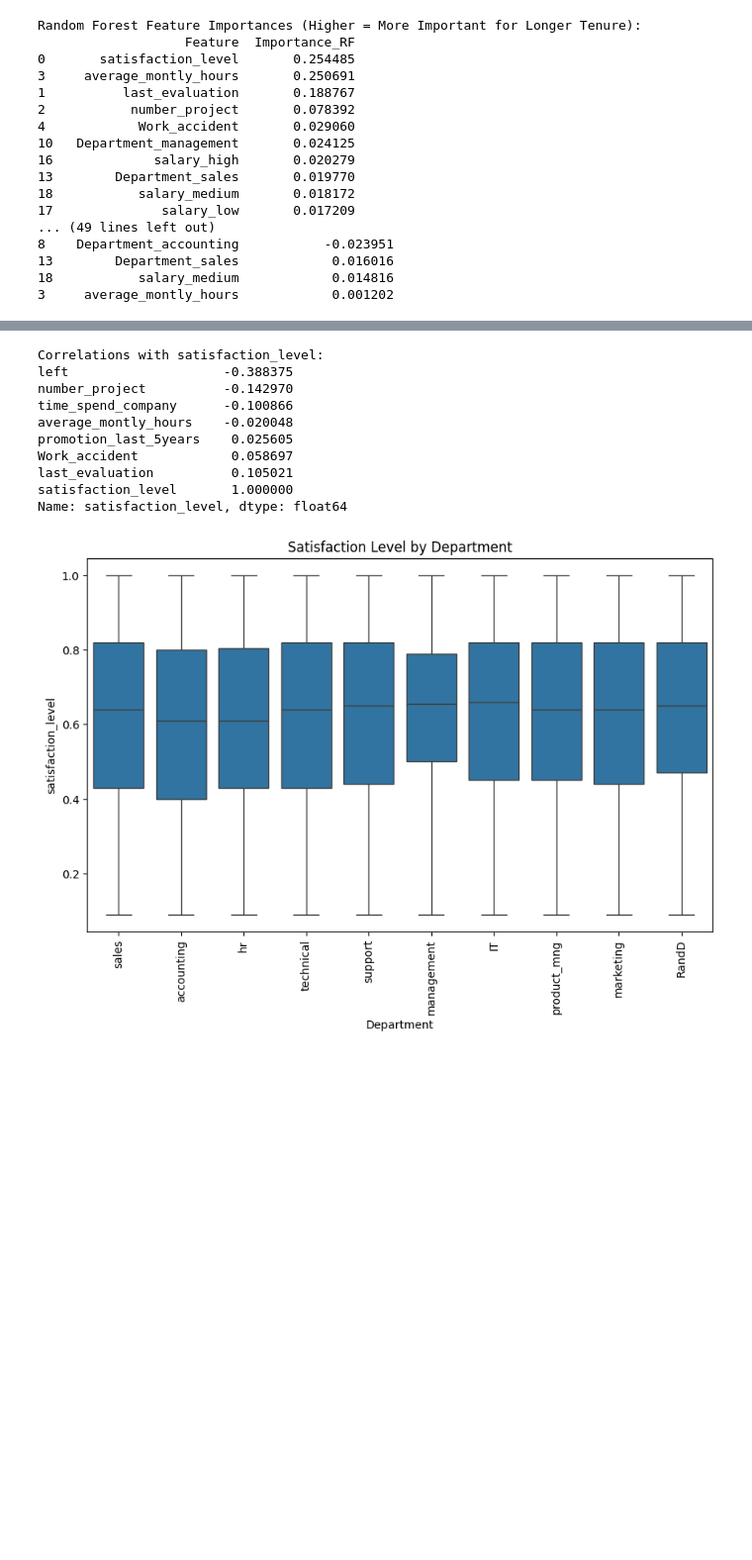
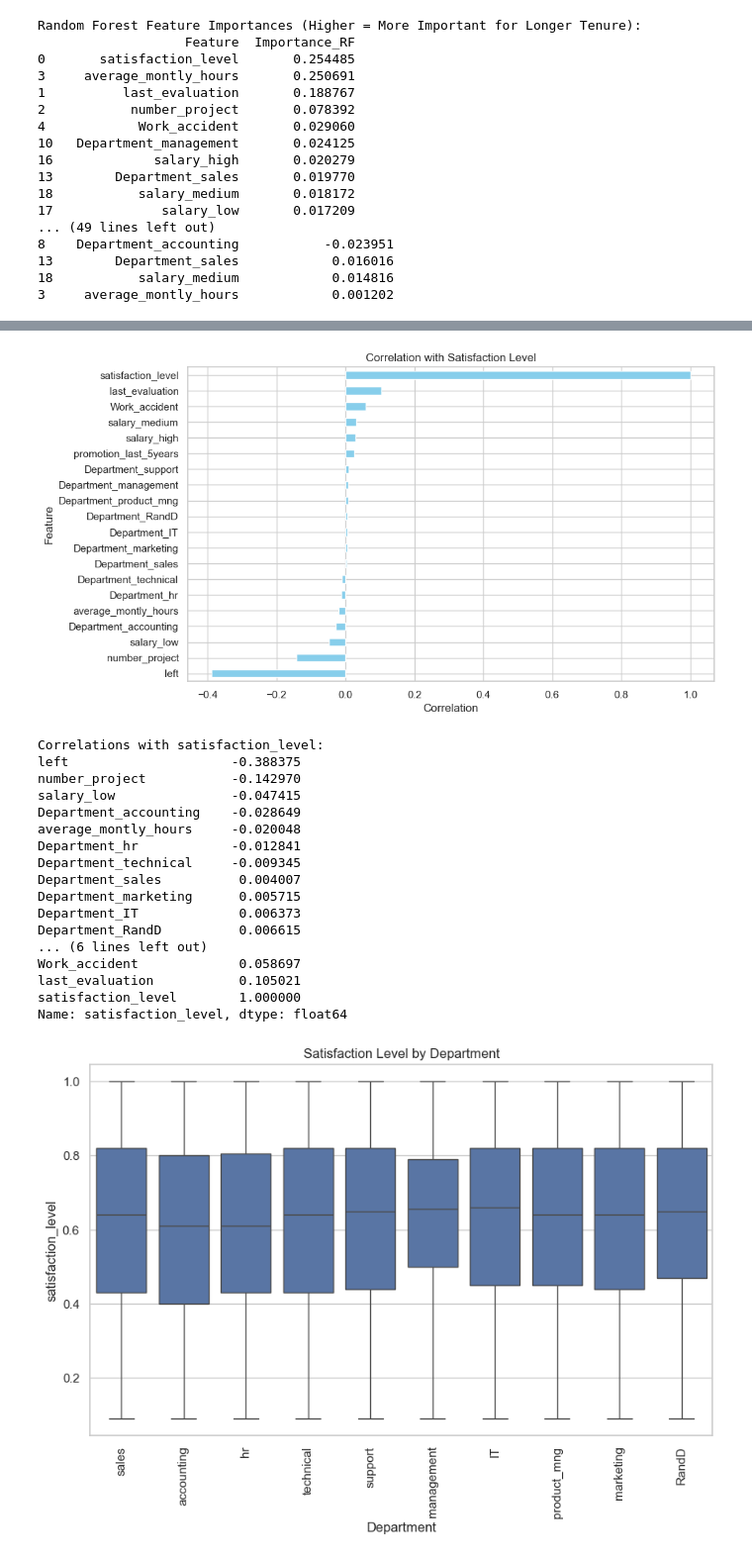
Before and after one commit to BigDataAnalytics-Group-B/comp3610-Project-Group-B, a Jupyter notebook: ProjectFiles/Notebooks/employee_tenure.ipynb, the cells around one changed output, grey strips where cells are left out. Shown: that part at 99% size. Cells and saved outputs as stored; diff of their text form; code cells hidden in the pictures; blank space fills up the shorter version.

Commit message:
add satisfaction level analysis

```diff
--- a/ProjectFiles/Notebooks/employee_tenure.ipynb
+++ b/ProjectFiles/Notebooks/employee_tenure.ipynb
@@ -323,40 +322,86 @@ print(results_df)
 # %%
 df = pd.read_excel('../Dataset/HR_Employee_Data.xlsx')
 
+# Import necessary libraries
+from joblib import dump, load
+import pandas as pd
+import matplotlib.pyplot as plt
+import seaborn as sns
+from scipy import stats
+
+# Save the 'Emp_Id' column
+emp_ids = df['Emp_Id']
+
+# Drop 'Emp_Id' from the DataFrame
+df = df.drop(columns=['Emp_Id', 'time_spend_company'])
+
+# One-hot encoding with prefix
+# df_encoded = pd.get_dummies(df, columns=['Department', 'salary'], prefix=['Dept', 'Sal'])
+df_encoded = one_hot_encode(df)
+
 # Calculate correlations
-correlations = df.corr()['satisfaction_level'].sort_values()
+correlations = df_encoded.corr()['satisfaction_level'].sort_values()
+
+# Bar Chart
+plt.figure(figsize=(10, 6))
+correlations.plot(kind='barh', color='skyblue')
+plt.title('Correlation with Satisfaction Level')
+plt.xlabel('Correlation')
+plt.ylabel('Feature')
+plt.show()
 
 # Print the correlations
 print("Correlations with satisfaction_level:")
 print(correlations)
 
 # Create a box plot of satisfaction_level by department
 plt.figure(figsize=(10, 6))
 sns.boxplot(x='Department', y='satisfaction_level', data=df)
 plt.xticks(rotation=90)
 plt.title('Satisfaction Level by Department')
 plt.show()
 
 # Calculate mean satisfaction_level for different groups
 mean_satisfaction_by_left = df.groupby('left')['satisfaction_level'].mean()
 mean_satisfaction_by_department = df.groupby('Department')['satisfaction_level'].mean()
 
 print("Mean satisfaction_level for employees who left vs stayed:")
 print(mean_satisfaction_by_left)
 print("\nMean satisfaction_level by department:")
 print(mean_satisfaction_by_department)
+
+department_columns = [col for col in df_encoded.columns if 'Department_' in col]
+
+# Prepare the data for ANOVA
+anova_data = [df_encoded[df_encoded[dept_col] == 1]['satisfaction_level'] for dept_col in department_columns]
+
+# Perform an ANOVA test
+fvalue, pvalue = stats.f_oneway(*anova_data)
+
+print("ANOVA test for mean satisfaction levels across departments: F = ", fvalue, ", P = ", pvalue)
+
+# Feature Importance from Model
+importance = best_model.feature_importances_
 # %% [output]
+[figure, new version]
 Correlations with satisfaction_level:
-left                    -0.388375
-number_project          -0.142970
-time_spend_company      -0.100866
-average_montly_hours    -0.020048
-promotion_last_5years    0.025605
-Work_accident            0.058697
-last_evaluation          0.105021
-satisfaction_level       1.000000
+left                     -0.388375
+number_project           -0.142970
+salary_low               -0.047415
+Department_accounting    -0.028649
+average_montly_hours     -0.020048
+Department_hr            -0.012841
+Department_technical     -0.009345
+Department_sales          0.004007
+Department_marketing      0.005715
+Department_IT             0.006373
+Department_RandD          0.006615
+... (6 lines left out)
+Work_accident             0.058697
+last_evaluation           0.105021
+satisfaction_level        1.000000
 Name: satisfaction_level, dtype: float64
-[figure, old version]
+[figure, added]
 Mean satisfaction_level for employees who left vs stayed:
 left
 0    0.666810
```
Also changed, not shown: parts of 8 cells of this notebook.
